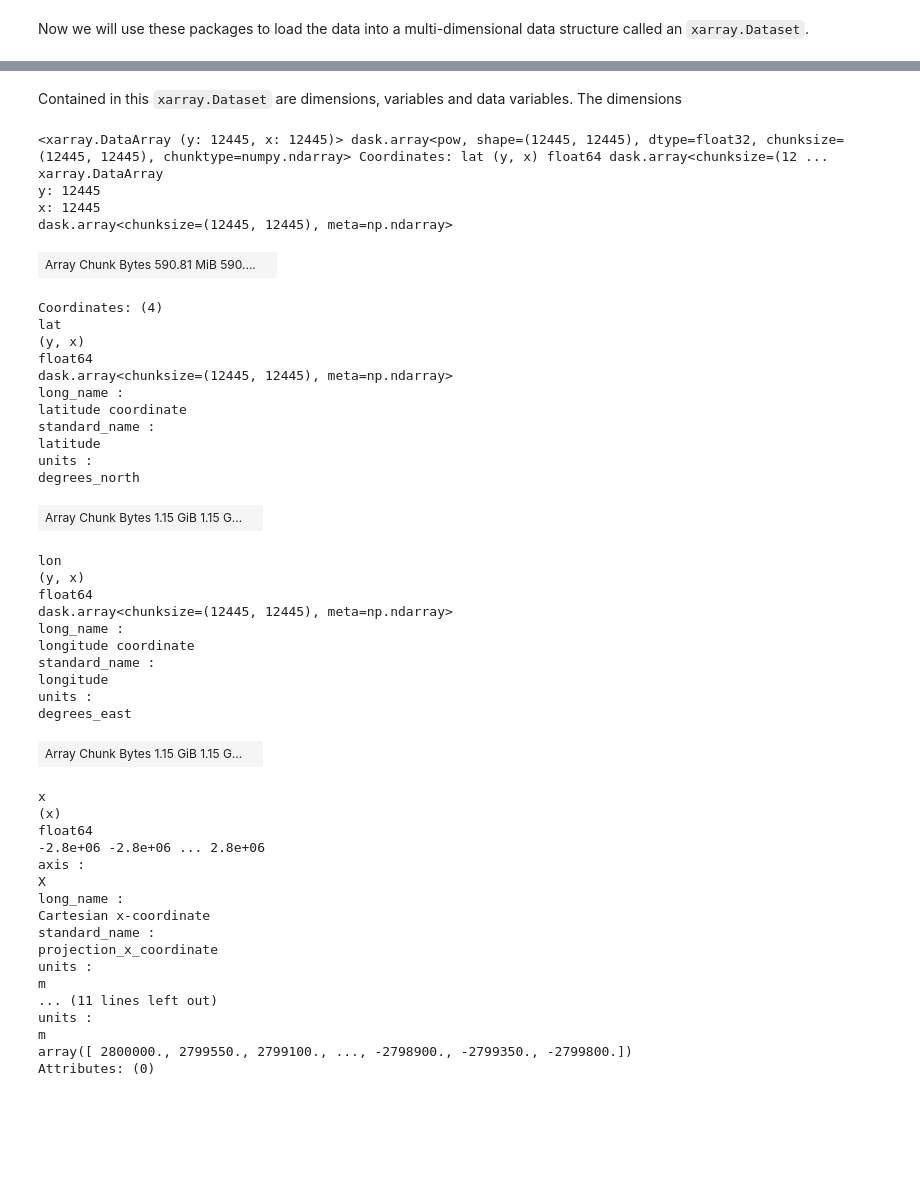
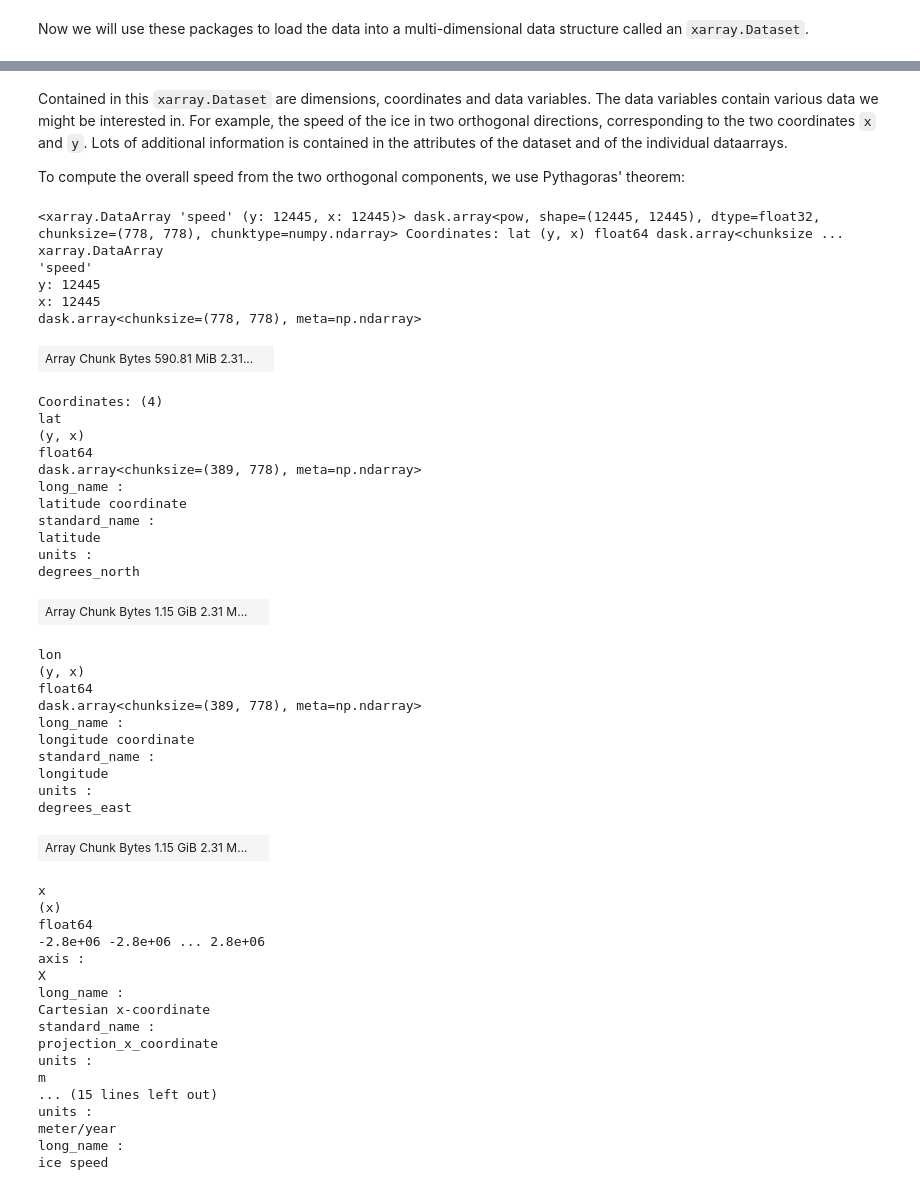
Before and after one commit to ldeo-glaciology/glaciology-intro-book, a Jupyter notebook: src/sections/ice_flow/antarctic-ice-flow.ipynb, the cells around one changed output, grey strips where cells are left out. Cells and saved outputs as stored; diff of their text form; code cells hidden in the pictures; blank space fills up the shorter version.

Commit message:
some edits to ice flow chapter
added NB to put measures data in the cloud for the appendix, also finished off antarctic ice flow NB

```diff
--- a/src/sections/ice_flow/antarctic-ice-flow.ipynb
+++ b/src/sections/ice_flow/antarctic-ice-flow.ipynb
@@ -27,7 +27,7 @@ import xarray as xr
 # %% [markdown]
 Now we will use these packages to load the data into a multi-dimensional data structure called an `xarray.Dataset`.
 # %%
-M = xr.open_zarr(fsspec.get_mapper('gs://ldeo-glaciology/measures'))
+M = xr.open_zarr(fsspec.get_mapper('gs://ldeo-glaciology/measures/measures'))
 M
 # %% [output]
 <xarray.Dataset>
@@ -48,41 +48,46 @@ Data variables:
     time_coverage_start:       1995-01-01
     title:                     MEaSURES Antarctica Ice Velocity Map 450m spacing
 # %% [markdown]
-Contained in this `xarray.Dataset` are dimensions, variables and data variables. The dimensions
+Contained in this `xarray.Dataset` are dimensions, coordinates and data variables. The data variables contain various data we might be interested in. For example, the speed of the ice in two orthogonal directions, corresponding to the two coordinates `x` and `y`. Lots of additional information is contained in the attributes of the dataset and of the individual dataarrays.
+
+To compute the overall speed from the two orthogonal components, we use Pythagoras' theorem:
 # %%
-#import xarray.ufuncs as xu
 speed = (M.VX**2 + M.VY**2)**0.5
+speed.name = 'speed'
+speed.attrs['units'] = 'meter/year'
+speed.attrs['long_name'] = 'ice speed'
 speed
 # %% [output]
-<xarray.DataArray (y: 12445, x: 12445)> dask.array<pow, shape=(12445, 12445), dtype=float32, chunksize=(12445, 12445), chunktype=numpy.ndarray> Coordinates: lat (y, x) float64 dask.array<chunksize=(12 ...
+<xarray.DataArray 'speed' (y: 12445, x: 12445)> dask.array<pow, shape=(12445, 12445), dtype=float32, chunksize=(778, 778), chunktype=numpy.ndarray> Coordinates: lat (y, x) float64 dask.array<chunksize ...
 xarray.DataArray
+'speed'
 y: 12445
 x: 12445
-dask.array<chunksize=(12445, 12445), meta=np.ndarray>
+dask.array<chunksize=(778, 778), meta=np.ndarray>
-| Array Chunk Bytes 590.81 MiB 590.... |  |
+| Array Chunk Bytes 590.81 MiB 2.31... |  |
 Coordinates: (4)
 lat
 (y, x)
 float64
-dask.array<chunksize=(12445, 12445), meta=np.ndarray>
+dask.array<chunksize=(389, 778), meta=np.ndarray>
 long_name :
 latitude coordinate
 standard_name :
 latitude
 units :
 degrees_north
-| Array Chunk Bytes 1.15 GiB 1.15 G... |  |
+| Array Chunk Bytes 1.15 GiB 2.31 M... |  |
 lon
 (y, x)
 float64
-dask.array<chunksize=(12445, 12445), meta=np.ndarray>
+dask.array<chunksize=(389, 778), meta=np.ndarray>
 long_name :
 longitude coordinate
 standard_name :
 longitude
 units :
 degrees_east
-| Array Chunk Bytes 1.15 GiB 1.15 G... |  |
+| Array Chunk Bytes 1.15 GiB 2.31 M... |  |
 x
 (x)
 float64
@@ -95,8 +100,8 @@ standard_name :
 projection_x_coordinate
 units :
 m
-... (11 lines left out)
+... (15 lines left out)
 units :
-m
-array([ 2800000., 2799550., 2799100., ..., -2798900., -2799350., -2799800.])
-Attributes: (0)
+meter/year
+long_name :
+ice speed
```
Also changed, not shown: parts of 9 cells of this notebook, 2 other files.
